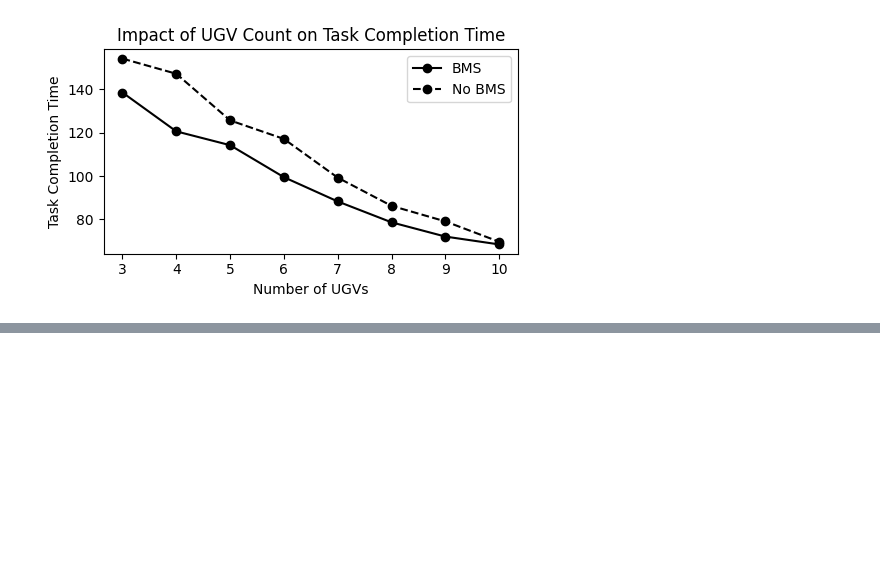
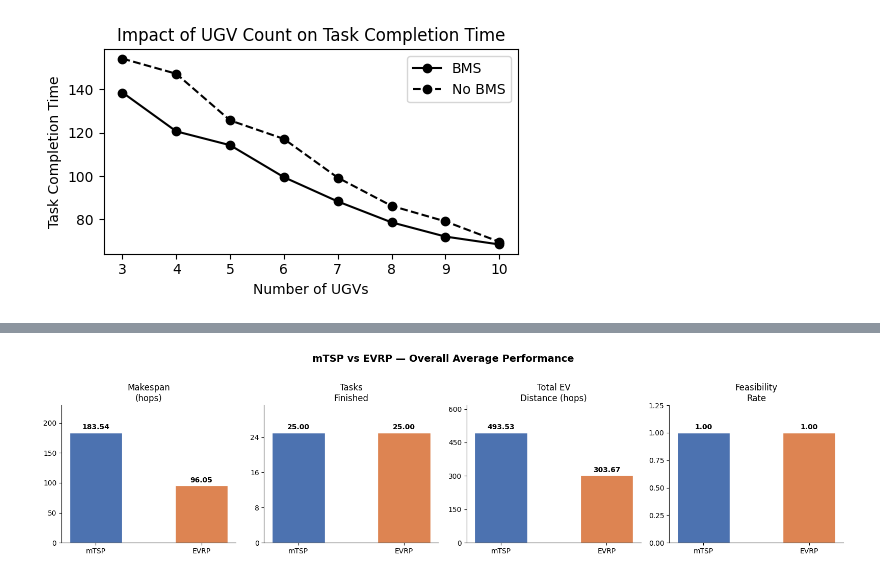
Before and after one commit to shinobi-wolf/FleetNav, a Jupyter notebook: results.ipynb, the cells around one changed output, grey strips where cells are left out. Drawn from its saved outputs; the diff is of its cells as text; code cells hidden in the pictures; blank space fills up the shorter version.

```diff
--- a/results.ipynb
+++ b/results.ipynb
@@ -1017,0 +101,11 @@ plt.show()
+# %%
+import pandas as pd
+import matplotlib.pyplot as plt
+import matplotlib.ticker as ticker
+import numpy as np
+
+df = pd.read_csv("runs/iros_26/results_mtsp_v_evrp_reachable.csv", sep=';')
+df['feasibility'] = df['feasibility'].astype(str).str.strip().str.lower().map({'true': 1, 'false': 0})
+df_mtsp = df[df['planner'] == 'mtsp']
+df_evrp = df[df['planner'] == 'evrp']
+df.head()
@@ -1017,0 +119,26 @@ plt.show()
+# %%
+# ── Overall averages: mTSP vs EVRP ──────────────────────────────────────────
+metrics     = ['timesteps', 'num_tasks_finished', 'ev_distance', 'feasibility']
+labels      = ['Makespan\n(hops)', 'Tasks\nFinished', 'Total EV\nDistance (hops)', 'Feasibility\nRate']
+colors      = ['#4C72B0', '#DD8452']
+planner_lbl = ['mTSP', 'EVRP']
+
+means = [df_mtsp[m].mean() for m in metrics], [df_evrp[m].mean() for m in metrics]
+
+fig, axs = plt.subplots(1, 4, figsize=(16, 4))
+for ax, metric, label, (v_mtsp, v_evrp) in zip(axs, metrics, labels,
+                                                 zip(means[0], means[1])):
+    bars = ax.bar(planner_lbl, [v_mtsp, v_evrp], color=colors, width=0.5, edgecolor='white')
+    for bar, val in zip(bars, [v_mtsp, v_evrp]):
+        ax.text(bar.get_x() + bar.get_width()/2, bar.get_height() * 1.02,
+                f'{val:.2f}', ha='center', va='bottom', fontsize=10, fontweight='bold')
+    ax.set_title(label, fontsize=12)
+    ax.set_ylim(0, max(v_mtsp, v_evrp) * 1.25)
+    ax.spines[['top', 'right']].set_visible(False)
+    ax.yaxis.set_major_locator(ticker.MaxNLocator(5))
+
+fig.suptitle('mTSP vs EVRP — Overall Average Performance', fontsize=14, fontweight='bold', y=1.02)
+plt.tight_layout()
+plt.show()
+# %% [output]
+[figure, added]
```
Also changed, not shown: parts of 48 cells of this notebook, 16 other files.
